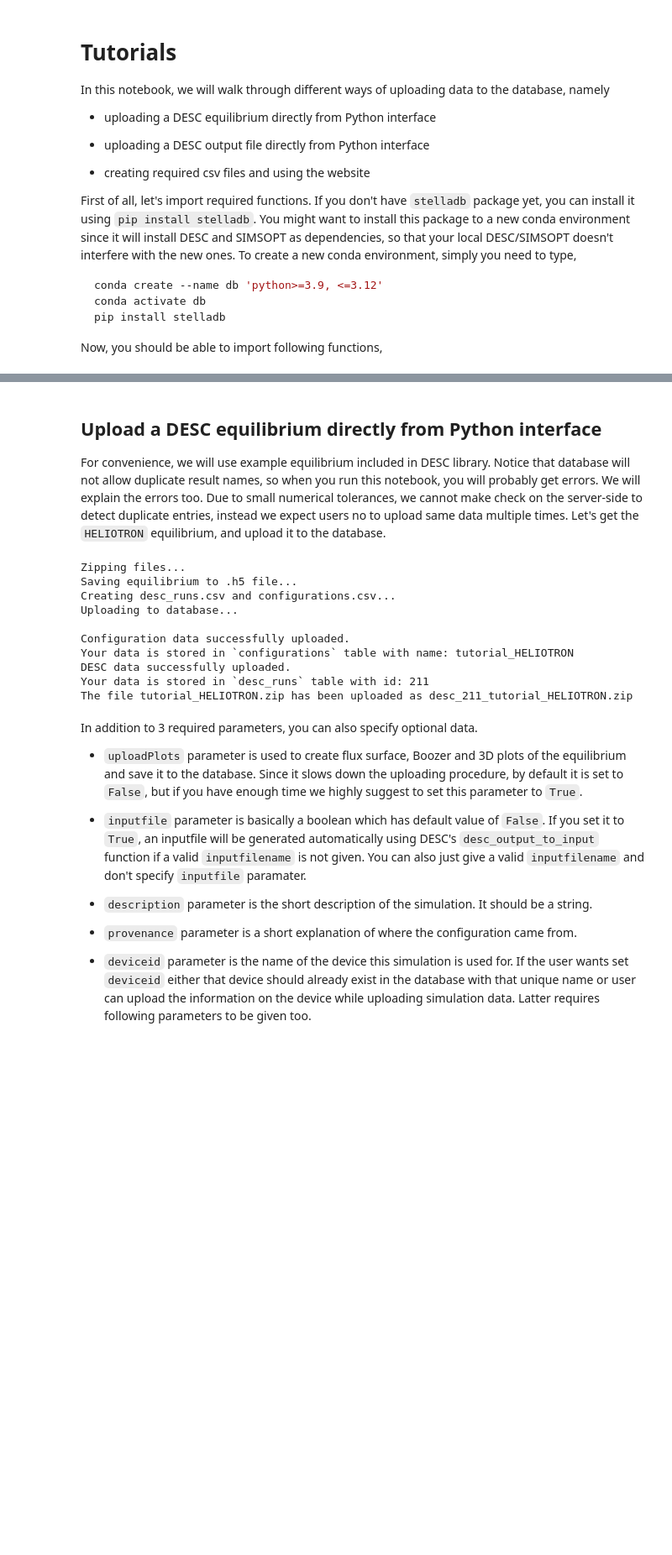
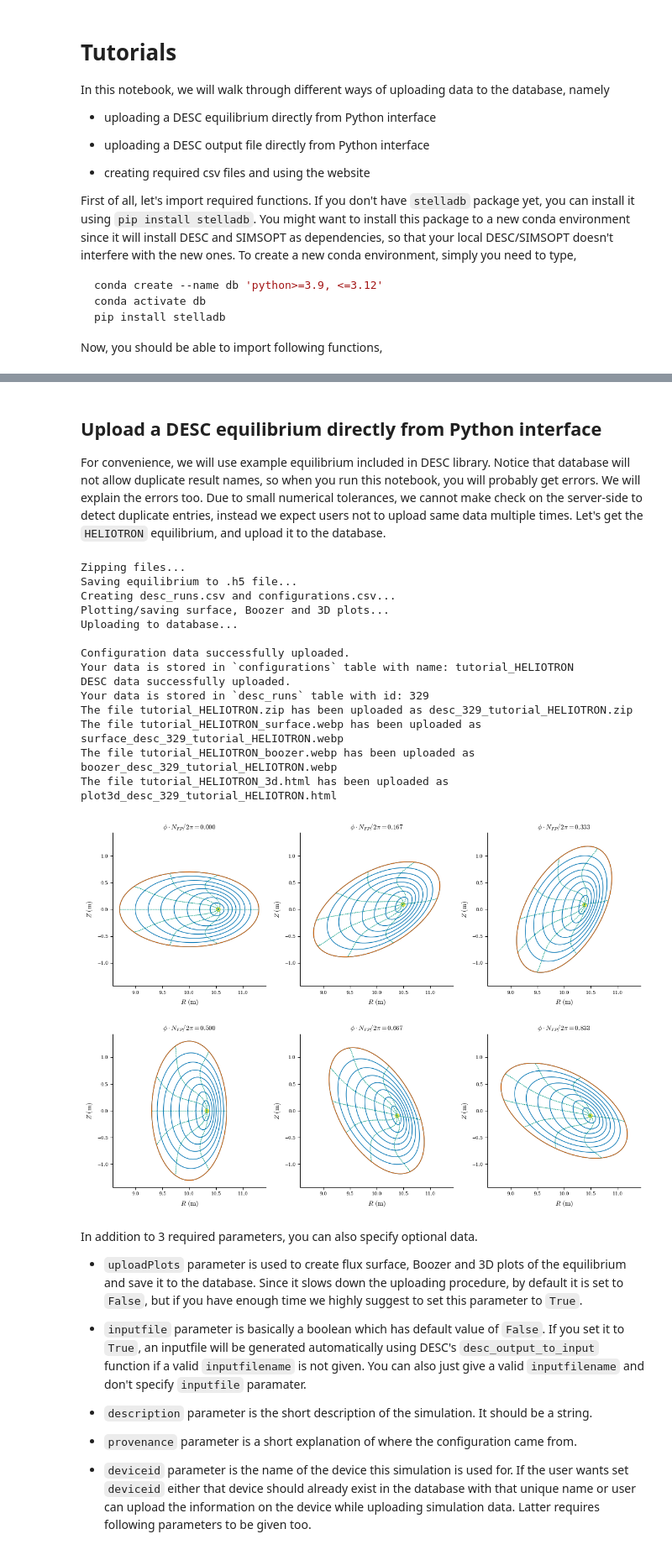
Before and after one commit to PlasmaControl/Stellarator-Database, a Jupyter notebook: tutorials/tutorial_basics.ipynb, the cells around one changed output, grey strips where cells are left out. Shown at 84% size. Cells and saved outputs as stored; diff of their text form; code cells hidden in the pictures; blank space fills up the shorter version.

```diff
--- a/tutorials/tutorial_basics.ipynb
+++ b/tutorials/tutorial_basics.ipynb
@@ -35,27 +35,32 @@ Using device: CPU, with 8.37 GB available memory
 # %% [markdown]
 ## Upload a DESC equilibrium directly from Python interface
 
-For convenience, we will use example equilibrium included in DESC library. Notice that database will not allow duplicate result names, so when you run this notebook, you will probably get errors. We will explain the errors too. Due to small numerical tolerances, we cannot make check on the server-side to detect duplicate entries, instead we expect users no to upload same data multiple times. Let's get the `HELIOTRON` equilibrium, and upload it to the database.
+For convenience, we will use example equilibrium included in DESC library. Notice that database will not allow duplicate result names, so when you run this notebook, you will probably get errors. We will explain the errors too. Due to small numerical tolerances, we cannot make check on the server-side to detect duplicate entries, instead we expect users not to upload same data multiple times. Let's get the `HELIOTRON` equilibrium, and upload it to the database.
 # %%
 # create the equilibrium object
 eq = get('HELIOTRON')
 
-# # upload to the equilibrium to database with plots
-# save_to_db_desc(eq, config_name='tutorial_HELIOTRON', user='test-user-id', uploadPlots=True)
+# upload to the equilibrium to database with plots
+save_to_db_desc(eq, config_name='tutorial_HELIOTRON', user='test-user-id', uploadPlots=True)
 
 # upload to the equilibrium to database without plots
-save_to_db_desc(eq, config_name='tutorial_HELIOTRON', user='test-user-id')
+# save_to_db_desc(eq, config_name='tutorial_HELIOTRON', user='test-user-id')
 # %% [output]
 Zipping files...
 Saving equilibrium to .h5 file...
 Creating desc_runs.csv and configurations.csv...
+Plotting/saving surface, Boozer and 3D plots...
 Uploading to database...
 
 Configuration data successfully uploaded.
 Your data is stored in `configurations` table with name: tutorial_HELIOTRON
 DESC data successfully uploaded.
-Your data is stored in `desc_runs` table with id: 211
-The file tutorial_HELIOTRON.zip has been uploaded as desc_211_tutorial_HELIOTRON.zip
+Your data is stored in `desc_runs` table with id: 329
+The file tutorial_HELIOTRON.zip has been uploaded as desc_329_tutorial_HELIOTRON.zip
+The file tutorial_HELIOTRON_surface.webp has been uploaded as surface_desc_329_tutorial_HELIOTRON.webp
+The file tutorial_HELIOTRON_boozer.webp has been uploaded as boozer_desc_329_tutorial_HELIOTRON.webp
+The file tutorial_HELIOTRON_3d.html has been uploaded as plot3d_desc_329_tutorial_HELIOTRON.html
+[figure, added]
 # %% [markdown]
 In addition to 3 required parameters, you can also specify optional data.
 
```
Also changed, not shown: parts of 1 cell of this notebook.
